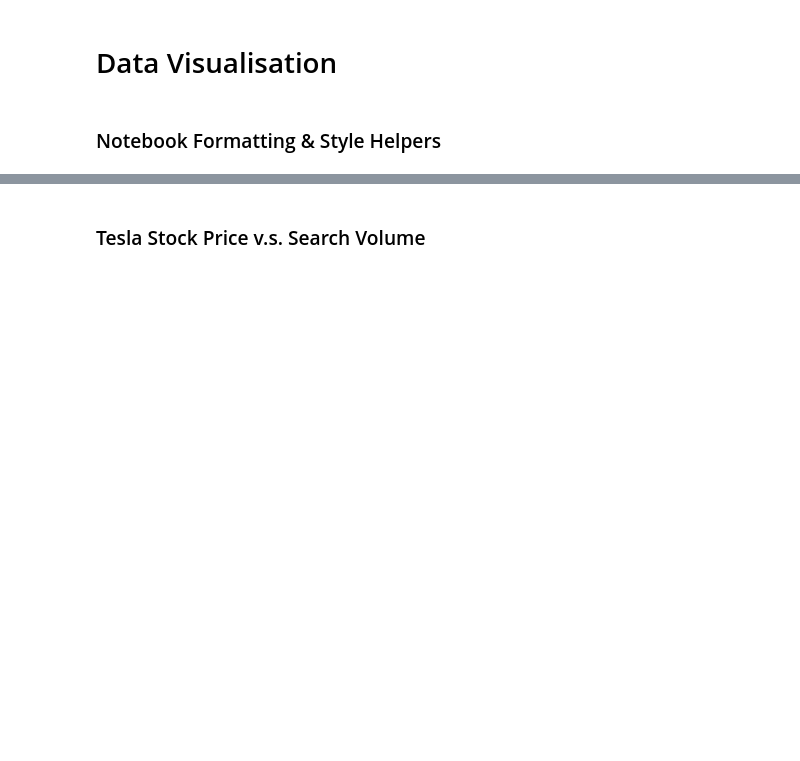
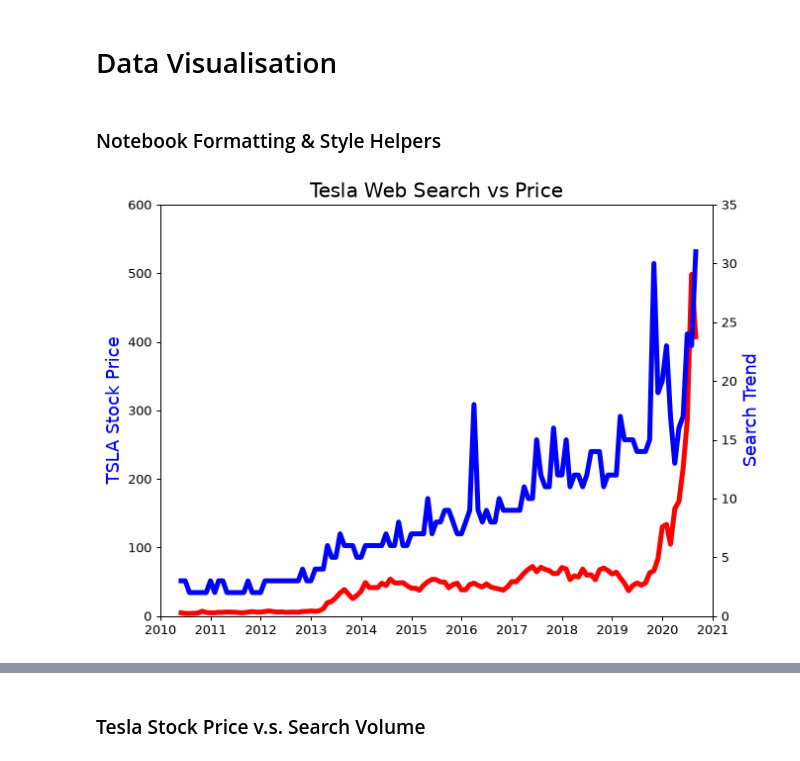
Before and after one commit to Diwas-Regmi/python_series_day_100, a Jupyter notebook: Day-75/Day-75.ipynb, the cells around one changed output, grey strips where cells are left out. Drawn from its saved outputs; the diff is of its cells as text; code cells hidden in the pictures; blank space fills up the shorter version.

Commit message:
advance pandas and matplotlib concepts

```diff
--- a/Day-75/Day-75.ipynb
+++ b/Day-75/Day-75.ipynb
@@ -160,4 +298,41 @@ df_btc_monthly.head()
 # Data Visualisation
 # %% [markdown]
 ### Notebook Formatting & Style Helpers
+# %%
+import pandas as pd
+import matplotlib.pyplot as plt
+import matplotlib.dates as mdates
+
+plt.figure(figsize=(8, 6), dpi=90)
+ax1 = plt.gca()
+
+# Left y-axis: stock price
+ax1.plot(df_tesla.MONTH, df_tesla.TSLA_USD_CLOSE, color='red', linewidth=4)
+ax1.set_ylabel('TSLA Stock Price', fontsize=14, color='blue')
+
+# Right y-axis: search trend
+ax2 = ax1.twinx()
+ax2.plot(df_tesla.MONTH, df_tesla.TSLA_WEB_SEARCH, color='blue', linewidth=4)
+ax2.set_ylabel('Search Trend', fontsize=14, color='blue')
+
+plt.title('Tesla Web Search vs Price', fontsize=16)
+
+# Set axis limits (datetime-aware)
+ax1.set_xlim(pd.Timestamp('2010-01-01'), pd.Timestamp('2021-01-01'))
+ax1.set_ylim(0, 600)
+ax2.set_ylim(0, 35)
+
+# Yearly ticks on the x-axis
+ax1.xaxis.set_major_locator(mdates.YearLocator())
+ax1.xaxis.set_major_formatter(mdates.DateFormatter('%Y'))
+
+# Style the x-tick labels
+plt.xticks(fontsize=14, rotation=45)
+
+
+
+
+plt.show()
+# %% [output]
+[figure, added]
 # %%
```
Also changed, not shown: parts of 28 cells of this notebook.
